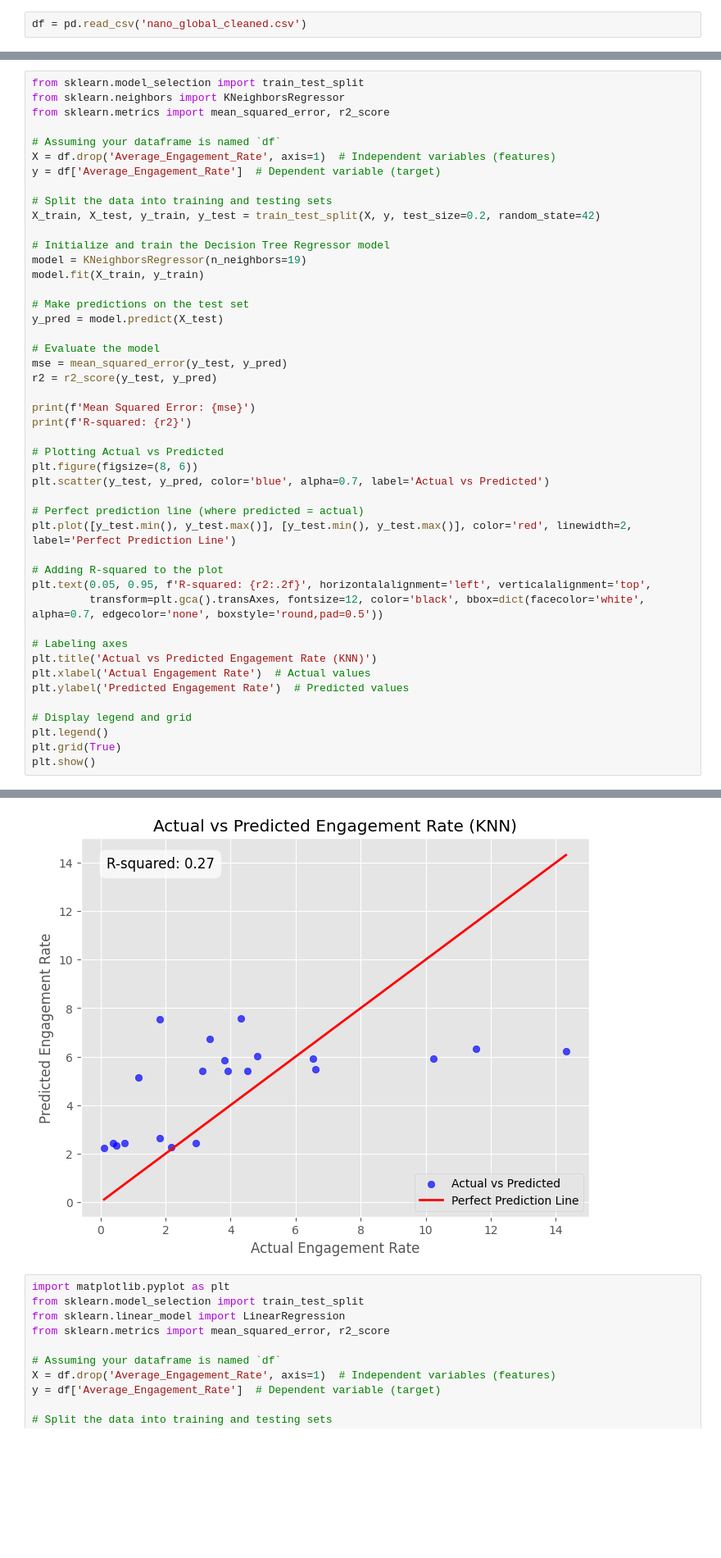
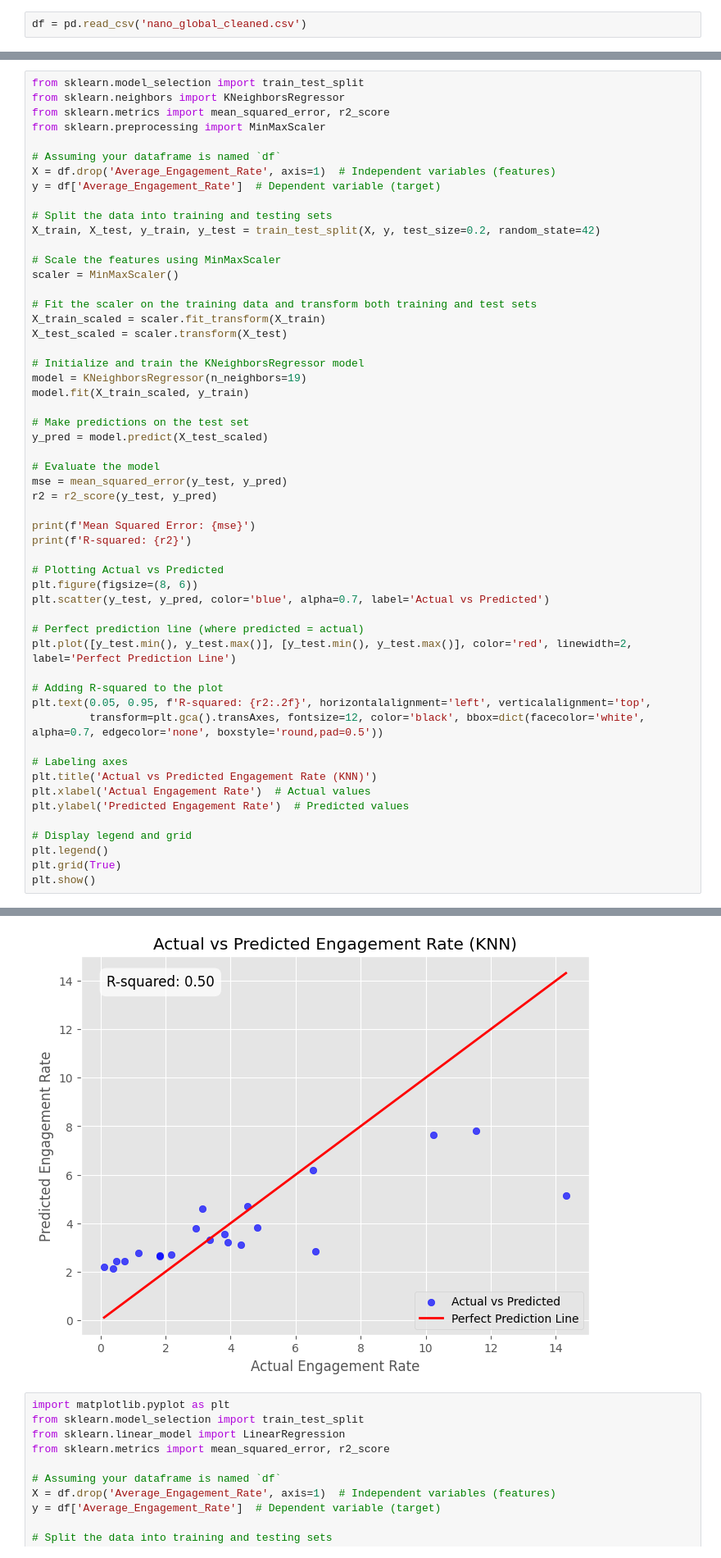
Before and after one commit to gamakagami/FoDS-FinalProject, a Jupyter notebook: machine learning/cleaned/ML_nano_global_cleaned.ipynb, the cells around one changed output, grey strips where cells are left out. Shown: that part at 82% size. Cells and saved outputs as stored; diff of their text form; blank space fills up the shorter version.

```diff
--- a/machine learning/cleaned/ML_nano_global_cleaned.ipynb
+++ b/machine learning/cleaned/ML_nano_global_cleaned.ipynb
@@ -113,6 +113,7 @@ R-squared: 0.956090940018545
 from sklearn.model_selection import train_test_split
 from sklearn.neighbors import KNeighborsRegressor
 from sklearn.metrics import mean_squared_error, r2_score
+from sklearn.preprocessing import MinMaxScaler
 
 # Assuming your dataframe is named `df`
 X = df.drop('Average_Engagement_Rate', axis=1)  # Independent variables (features)
@@ -121,12 +122,19 @@ y = df['Average_Engagement_Rate']  # Dependent variable (target)
 # Split the data into training and testing sets
 X_train, X_test, y_train, y_test = train_test_split(X, y, test_size=0.2, random_state=42)
 
-# Initialize and train the Decision Tree Regressor model
+# Scale the features using MinMaxScaler
+scaler = MinMaxScaler()
+
+# Fit the scaler on the training data and transform both training and test sets
+X_train_scaled = scaler.fit_transform(X_train)
+X_test_scaled = scaler.transform(X_test)
+
+# Initialize and train the KNeighborsRegressor model
 model = KNeighborsRegressor(n_neighbors=19)
-model.fit(X_train, y_train)
+model.fit(X_train_scaled, y_train)
 
 # Make predictions on the test set
-y_pred = model.predict(X_test)
+y_pred = model.predict(X_test_scaled)
 
 # Evaluate the model
 mse = mean_squared_error(y_test, y_pred)
@@ -161,4 +169,4 @@ R-squared: 0.2650099333946724
-[figure, old version]
+[figure, new version]
 # %%
 import matplotlib.pyplot as plt
 from sklearn.model_selection import train_test_split
```
Also changed, not shown: parts of 1 cell of this notebook.
